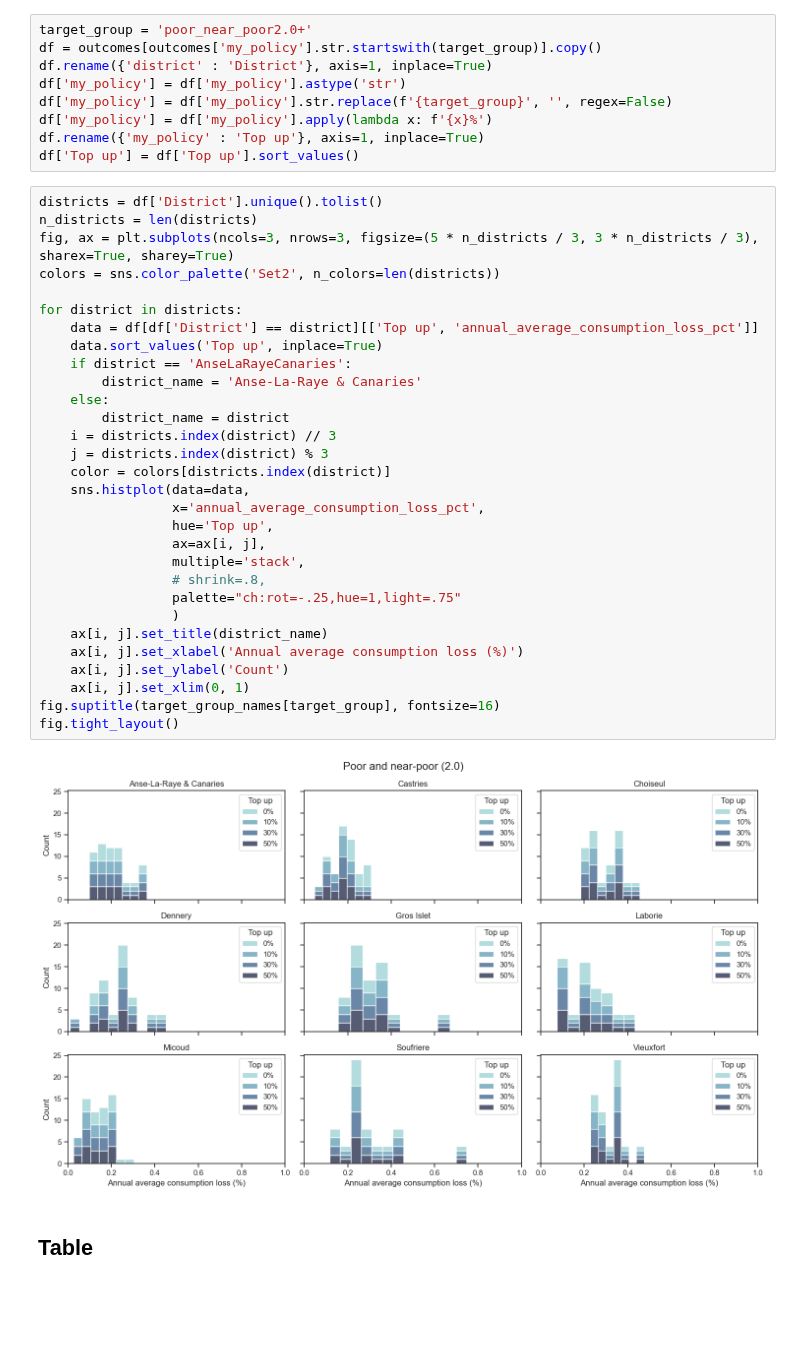
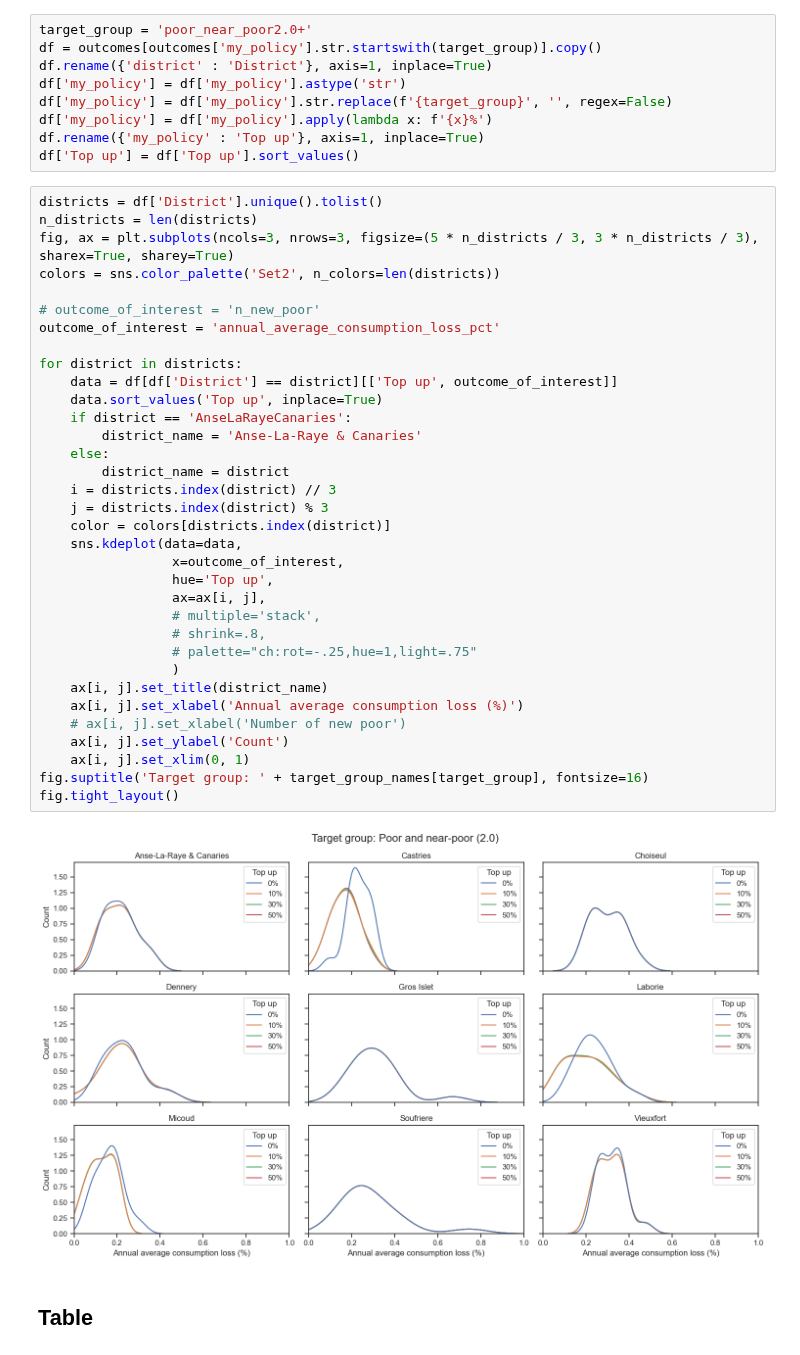
Before and after one commit to mikhailsirenko/unbreakable, a Jupyter notebook: notebooks/policy_analysis.ipynb, the cells around one changed output. Cells and saved outputs as stored; diff of their text form; blank space fills up the shorter version.

Commit message:
adjust graphs

```diff
--- a/notebooks/policy_analysis.ipynb
+++ b/notebooks/policy_analysis.ipynb
@@ -51,35 +54,39 @@ df['Top up'] = df['Top up'].sort_values()
 # %%
 districts = df['District'].unique().tolist()
 n_districts = len(districts)
 fig, ax = plt.subplots(ncols=3, nrows=3, figsize=(5 * n_districts / 3, 3 * n_districts / 3), sharex=True, sharey=True)
 colors = sns.color_palette('Set2', n_colors=len(districts))
 
+# outcome_of_interest = 'n_new_poor'
+outcome_of_interest = 'annual_average_consumption_loss_pct'
+
 for district in districts:
-    data = df[df['District'] == district][['Top up', 'annual_average_consumption_loss_pct']]
+    data = df[df['District'] == district][['Top up', outcome_of_interest]]
     data.sort_values('Top up', inplace=True)
     if district == 'AnseLaRayeCanaries':
         district_name = 'Anse-La-Raye & Canaries'
     else:
         district_name = district
     i = districts.index(district) // 3
     j = districts.index(district) % 3
     color = colors[districts.index(district)]
-    sns.histplot(data=data,
-                 x='annual_average_consumption_loss_pct',
+    sns.kdeplot(data=data,
+                 x=outcome_of_interest,
                  hue='Top up',
                  ax=ax[i, j],
-                 multiple='stack',
+                 # multiple='stack',
                  # shrink=.8,
-                 palette="ch:rot=-.25,hue=1,light=.75"
+                 # palette="ch:rot=-.25,hue=1,light=.75"
                  )
     ax[i, j].set_title(district_name)
     ax[i, j].set_xlabel('Annual average consumption loss (%)')
+    # ax[i, j].set_xlabel('Number of new poor')
     ax[i, j].set_ylabel('Count')
     ax[i, j].set_xlim(0, 1)
-fig.suptitle(target_group_names[target_group], fontsize=16)
+fig.suptitle('Target group: ' + target_group_names[target_group], fontsize=16)
 fig.tight_layout()
 # %% [output]
-[figure, old version]
+[figure, new version]
 # %% [markdown]
 ## Table
 # %%
```
Also changed, not shown: parts of 6 cells of this notebook.
